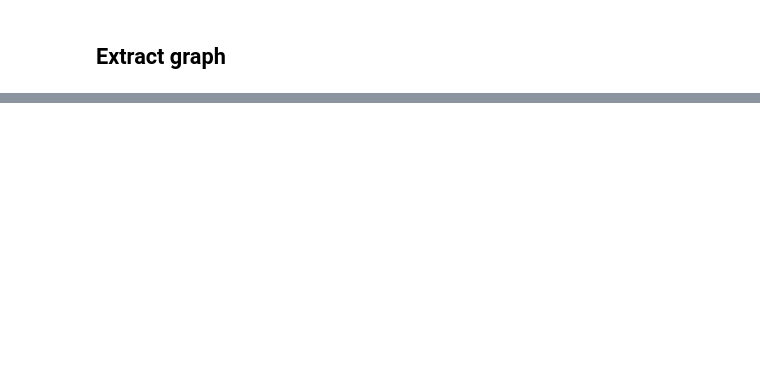
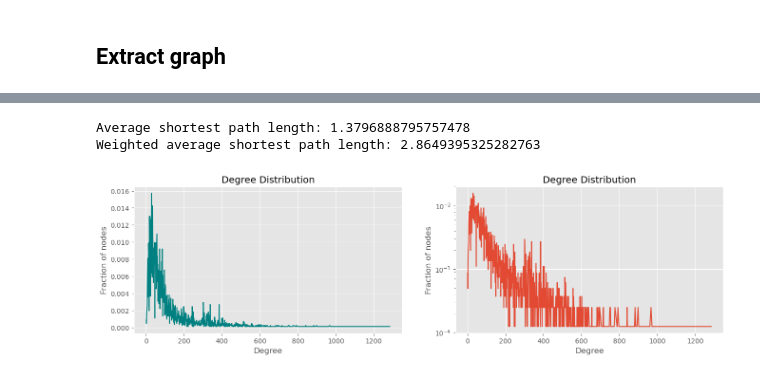
Before and after one commit to Armagaan/irn-data-analysis, a Jupyter notebook: src/explore.ipynb, the cells around one changed output, grey strips where cells are left out. Saved outputs shown, nothing was run; the diff lists cells and outputs as text; code cells hidden in the pictures; blank space fills up the shorter version.

Commit message:
Figures 2, 3

```diff
--- a/src/explore.ipynb
+++ b/src/explore.ipynb
@@ -7,8 +7,11 @@ import matplotlib.pyplot as plt
 import networkx as nx
 import numpy as np
 import pandas as pd
+import seaborn as sns
 
 np.random.seed(7)
+plt.style.use("ggplot")
+COLOR = "teal"
 # %% [markdown]
 ## Preprocessing the table
 # %%
@@ -46,9 +57,12 @@ df["Departure Time"] = pd.to_datetime(df["Departure Time"], format="%H:%M:%S").d
 # %% [markdown]
 ## Extract graph
 # %%
-def generate_graph(dataframe: pd.DataFrame, distance_weighted: bool = False) -> nx.DiGraph:
+def generate_graph(dataframe: pd.DataFrame, distance_weighted: bool = False, directed:bool = False) -> nx.DiGraph:
+    '''
+    Generate a graph where edges are rail tracks.
+    '''
     # Create an empty directed graph.
-    graph = nx.DiGraph()
+    graph = nx.DiGraph() if directed else nx.Graph()
     # Iterate over the "Station Code" series. Skip the first station.
     for i in range(1, dataframe["Station Code"].shape[0]):
         # Get the current and previous station.
@@ -76,4 +159,4 @@ def generate_graph(dataframe: pd.DataFrame, distance_weighted: bool = False) ->
 # %%
-irn = generate_graph(dataframe=df, distance_weighted=False)
+irn = generate_graph(df, distance_weighted=False)
 print(irn)
 # %% [output]
@@ -87,0 +201,38 @@ DiGraph with 8147 nodes and 28189 edges
+# %%
+# Values obtained by running above cell.
+cc_len = [8059, 29, 12, 3, 17, 10, 17]
+cc_shortest_path_len = [2.884512707858718, 1.0369458128078817, 1.1363636363636365, 1.3333333333333333, 1.0, 1.2666666666666666, 1.0]
+print("Average shortest path length:", sum(cc_shortest_path_len) / len(cc_shortest_path_len))
+print("Weighted average shortest path length:",
+      sum([i * j for i, j in zip(cc_len, cc_shortest_path_len)]) / sum(cc_len))
+# %% [output]
+Average shortest path length: 1.3796888795757478
+Weighted average shortest path length: 2.8649395325282763
+# %%
+degree_sequence = sorted((d for n, d in irn.degree()), reverse=True)
+dmax = max(degree_sequence)
+
+fig = plt.figure("Degree Distribution", figsize=(16, 4))
+
+plt.subplot(1,2,1)
+plt.plot(
+    np.unique(degree_sequence, return_counts=True)[0],
+    np.unique(degree_sequence, return_counts=True)[1] / irn.number_of_nodes(),
+    color=COLOR,
+)
+plt.title("Degree Distribution")
+plt.xlabel("Degree")
+plt.ylabel("Fraction of nodes")
+
+plt.subplot(1,2,2)
+plt.semilogy(
+    np.unique(degree_sequence, return_counts=True)[0],
+    np.unique(degree_sequence, return_counts=True)[1] / irn.number_of_nodes(),
+)
+plt.title("Degree Distribution")
+plt.xlabel("Degree")
+plt.ylabel("Fraction of nodes")
+
+plt.show()
+# %% [output]
+[figure, added]
```
Also changed, not shown: parts of 20 cells of this notebook.
